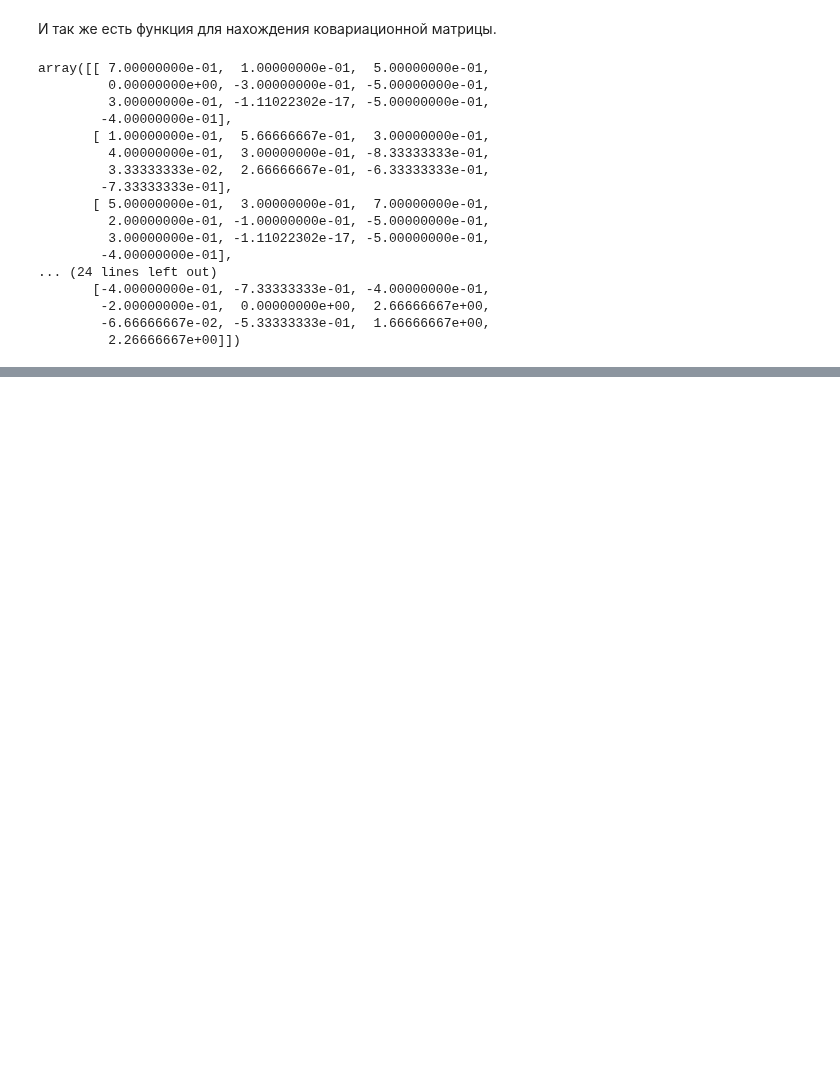
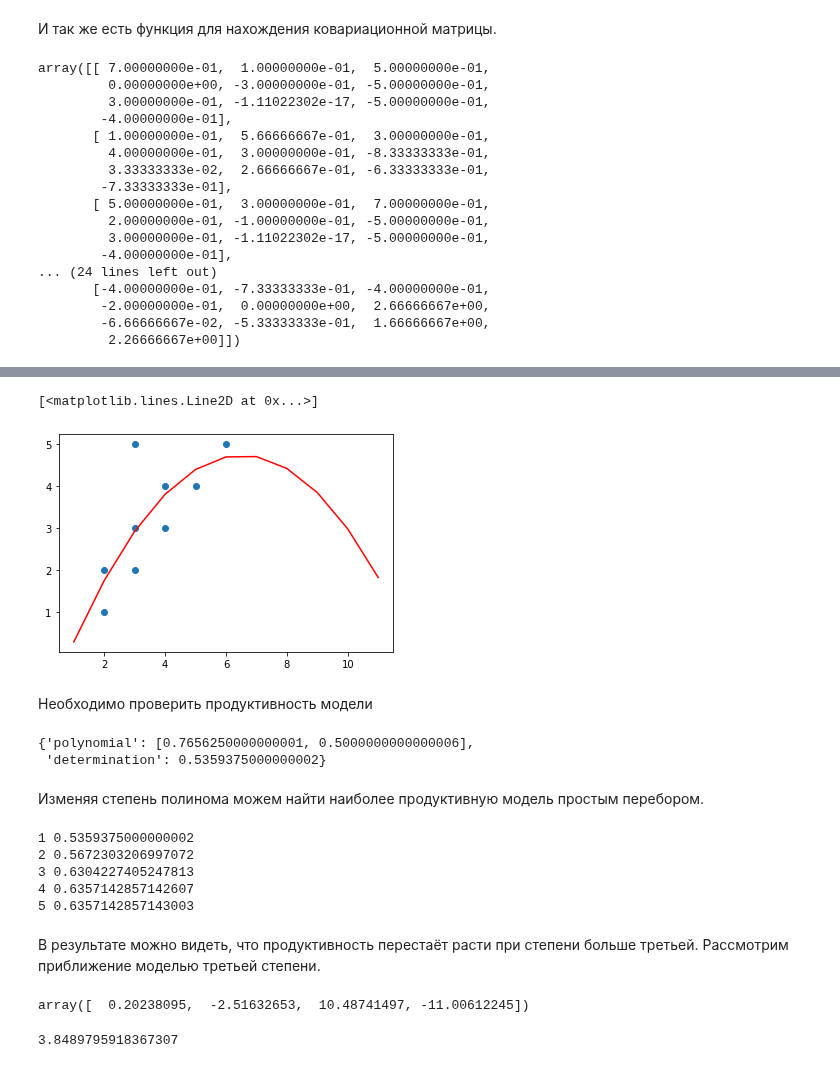
Before and after one commit to vn322/Sport-University, a Jupyter notebook: Использование языка Python для проведения научных исследований в единоборствах/Numpy.ipynb, the cells around one changed output, grey strips where cells are left out. Cells and saved outputs as stored; diff of their text form; code cells hidden in the pictures; blank space fills up the shorter version.

```diff
--- a/Использование языка Python для проведения научных исследований в единоборствах/Numpy.ipynb
+++ b/Использование языка Python для проведения научных исследований в единоборствах/Numpy.ipynb
@@ -213,0 +271,10 @@ array([[ 7.00000000e-01,  1.00000000e-01,  5.00000000e-01,
+# %%
+x_axis = range(1,12)
+y_axis = prognoz2(x_axis)
+plt.scatter(prised,brosok)
+plt.plot(x_axis, y_axis, c = 'r')
+# %% [output]
+[<matplotlib.lines.Line2D at 0x...>]
+[figure, added]
+# %% [markdown]
+Необходимо проверить продуктивность модели
@@ -213,0 +301,28 @@ array([[ 7.00000000e-01,  1.00000000e-01,  5.00000000e-01,
+# %%
+polyfit(prised,brosok, 1)
+# %% [output]
+{'polynomial': [0.7656250000000001, 0.5000000000000006],
+ 'determination': 0.5359375000000002}
+# %% [markdown]
+Изменяя степень полинома можем найти наиболее продуктивную модель простым перебором.
+# %%
+for i in range(1,6):
+  print(i, polyfit(prised,brosok, i)['determination'])
+# %% [output]
+1 0.5359375000000002
+2 0.5672303206997072
+3 0.6304227405247813
+4 0.6357142857142607
+5 0.6357142857143003
+# %% [markdown]
+В результате можно видеть, что продуктивность перестаёт расти при степени больше третьей. Рассмотрим приближение моделью третьей степени.
+# %%
+model3 = np.polyfit(prised,brosok, 3)
+model3
+# %% [output]
+array([  0.20238095,  -2.51632653,  10.48741497, -11.00612245])
+# %%
+prognoz3 = np.poly1d(model2)
+prognoz3(9)
+# %% [output]
+3.8489795918367307
```
Also changed, not shown: parts of 16 cells of this notebook, 2 other files.
